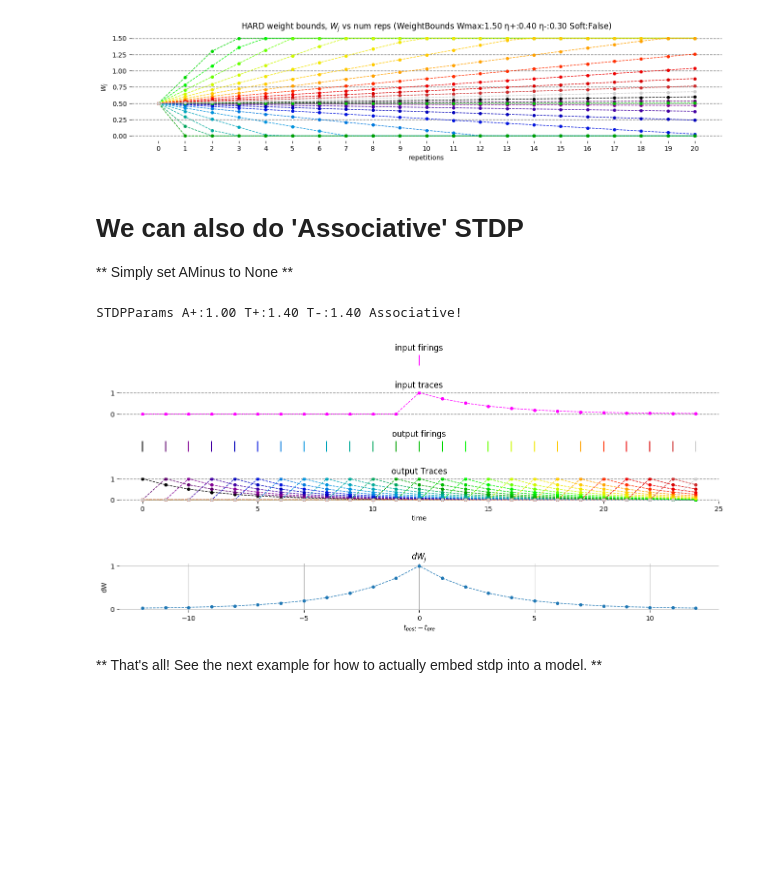
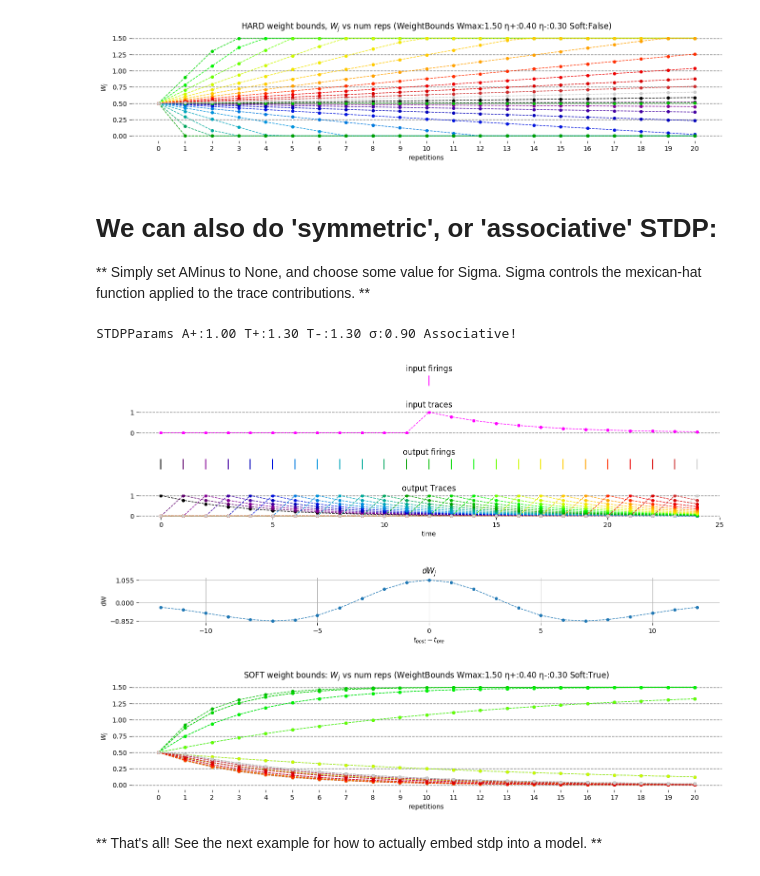
Before and after one commit to colinator/spikeflow, a Jupyter notebook: jupyter_examples/example_15_stdp_learning_rule.ipynb, the cells around one changed output. Saved outputs shown, nothing was run; the diff lists cells and outputs as text; code cells hidden in the pictures; blank space fills up the shorter version.

Commit message:
Symmetric STDP now uses ricker wavelet.

```diff
--- a/jupyter_examples/example_15_stdp_learning_rule.ipynb
+++ b/jupyter_examples/example_15_stdp_learning_rule.ipynb
@@ -96,9 +96,9 @@ def display_traces(input_firings, input_traces, output_firings, output_traces, d
         ax.set_xlim(-(nt // 2) - 1, nt // 2 + 1)
         miny = np.min(dw)
         if miny < 0:
-            plt.yticks([miny, 0, np.max(dw)])
+            ax.set_yticks([miny, 0.0, np.max(dw)])
         else:
-            plt.yticks([0, np.max(dw)])
+            ax.set_yticks([0.0, miny, np.max(dw)])
         plt.box(on=None)
         ax.grid(True)
         plt.ylabel('dW')
@@ -227,10 +227,11 @@ stdp_tracer = STDP_Tracer(stdp_params)
 traces = stdp_tracer.test(W, firings_input, firings_output)
 
 learning_rule = STDPLearningRule('stdp1', stdp_params)
-dpre, dpost, assw = learning_rule.test(W, firings_input, firings_output)
+dpre, dpost, final_w = learning_rule.test(W, firings_input, firings_output)
 tdw = dpre + dpost
 
-display_traces(firings_input, traces[0], firings_output, traces[1], tdw)
+#display_traces(firings_input, traces[0], firings_output, traces[1], tdw)
+display_traces(firings_input, traces[0], firings_output, traces[1], final_w - W)
 # %% [output]
 STDPParams A+:1.00 A-:2.00 T+:1.40 T-:1.70
 Each color is a different neuron trace:
@@ -280,22 +281,40 @@ STDPParams A+:1.00 A-:2.00 T+:1.40 T-:1.70
 [figure]
 [figure]
 # %% [markdown]
-# We can also do 'Associative' STDP
-** Simply set AMinus to None **
+# We can also do 'symmetric', or 'associative' STDP:
+** Simply set AMinus to None, and choose some value for Sigma. Sigma controls the mexican-hat function applied to the trace contributions. **
 # %%
-stdp_params = STDPParams(APlus=1.0, AMinus=None, TauPlus=1.4, TauMinus=1.4, all_to_all=True)
+stdp_params = STDPParams(APlus=1.0, AMinus=None, TauPlus=1.3, TauMinus=1.3, all_to_all=True,
+                         Sigma=0.9)
 print(stdp_params)
 
 stdp_tracer = STDP_Tracer(stdp_params)
 traces = stdp_tracer.test(W, firings_input, firings_output)
 
 learning_rule = STDPLearningRule('stdp1', stdp_params)
-dpre, dpost, assw = learning_rule.test(W, firings_input, firings_output)
+dpre, dpost, last_W = learning_rule.test(W, firings_input, firings_output)
 tdw = dpre + dpost
 
-display_traces(firings_input, traces[0], firings_output, traces[1], tdw)
+# print(tdw)
+# tdw = np.log(tdw) * -1
+
+display_traces(firings_input, traces[0], firings_output, traces[1], last_W - W)
+
+#display_traces(firings_input, traces[0], firings_output, traces[1], tdw)
+
+# SOFT bounds
+steps = 21
+all_w = []
+weight_bounds = WeightBounds(WMax=1.5, EtaPlus=0.4, EtaMinus=0.3, Soft=True)
+for i in range(steps):
+    learning_rule = STDPLearningRule('stdp_soft_bounds', stdp_params, weight_bounds=weight_bounds)
+    _, _, assw = learning_rule.test(W, firings_input, firings_output, reps=i)
+    all_w.append(assw)
+final_Ws = np.reshape(np.array(all_w), (steps, t))
+display_final_Ws(t, final_Ws, r'SOFT weight bounds: $W_j$ vs num reps ({})'.format(weight_bounds))
 # %% [output]
-STDPParams A+:1.00 T+:1.40 T-:1.40 Associative!
+STDPParams A+:1.00 T+:1.30 T-:1.30 σ:0.90 Associative!
-[figure, old version]
+[figure, new version]
+[figure, added]
 # %% [markdown]
 ** That's all! See the next example for how to actually embed stdp into a model. **
```
Also changed, not shown: 5 other files.
